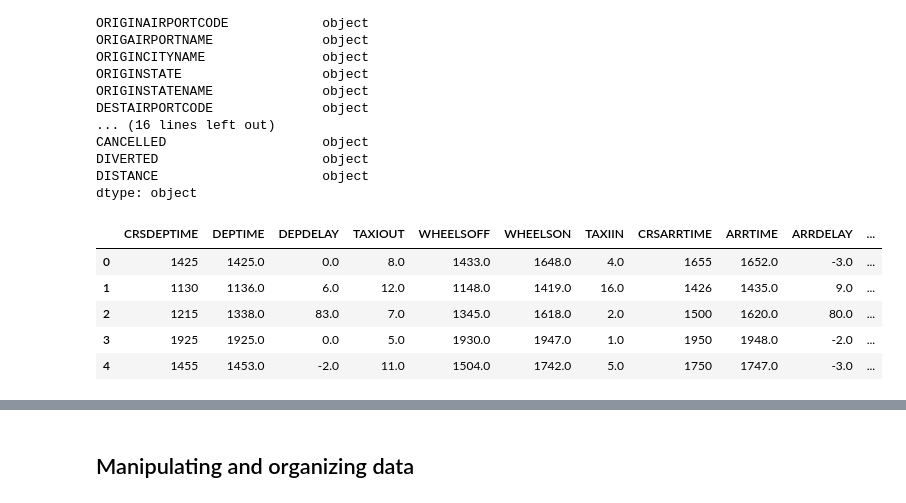
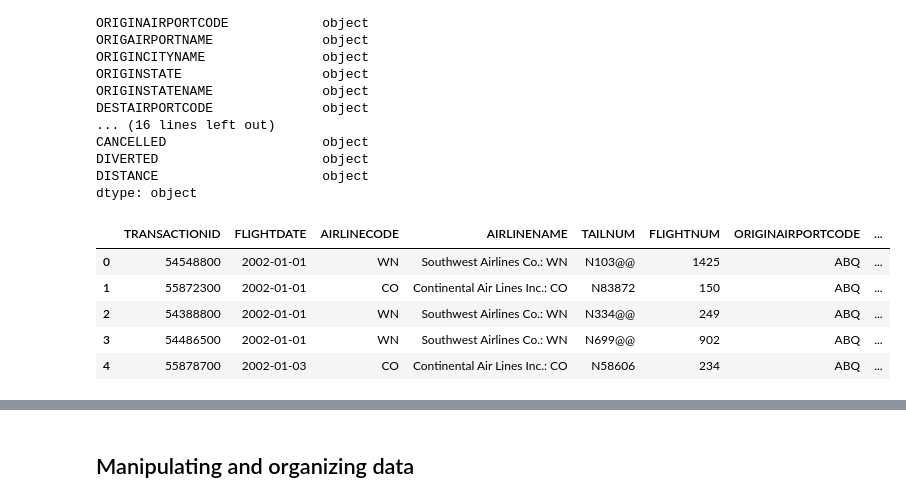
Before and after one commit to RonaldCedeno/Clustering-Flights, a Jupyter notebook: Flights K-Means.ipynb, the cells around one changed output, grey strips where cells are left out. Drawn from its saved outputs; the diff is of its cells as text; code cells hidden in the pictures.

```diff
--- a/Flights K-Means.ipynb
+++ b/Flights K-Means.ipynb
@@ -40,11 +40,11 @@ DIVERTED                     object
 DISTANCE                     object
 dtype: object
 # %%
-flights.iloc[:,16:].head()
+flights.iloc[:,:16].head()
 # %% [output]
-|  | CRSDEPTIME | DEPTIME | DEPDELAY | TAXIOUT | WHEELSOFF | WHEELSON | TAXIIN | CRSARRTIME | ARRTIME | ARRDELAY | ... |
-| 0 | 1425 | 1425.0 | 0.0 | 8.0 | 1433.0 | 1648.0 | 4.0 | 1655 | 1652.0 | -3.0 | ... |
-| 1 | 1130 | 1136.0 | 6.0 | 12.0 | 1148.0 | 1419.0 | 16.0 | 1426 | 1435.0 | 9.0 | ... |
-| 2 | 1215 | 1338.0 | 83.0 | 7.0 | 1345.0 | 1618.0 | 2.0 | 1500 | 1620.0 | 80.0 | ... |
-| 3 | 1925 | 1925.0 | 0.0 | 5.0 | 1930.0 | 1947.0 | 1.0 | 1950 | 1948.0 | -2.0 | ... |
-| 4 | 1455 | 1453.0 | -2.0 | 11.0 | 1504.0 | 1742.0 | 5.0 | 1750 | 1747.0 | -3.0 | ... |
+|  | TRANSACTIONID | FLIGHTDATE | AIRLINECODE | AIRLINENAME | TAILNUM | FLIGHTNUM | ORIGINAIRPORTCODE | ... |
+| 0 | 54548800 | 2002-01-01 | WN | Southwest Airlines Co.: WN | N103@@ | 1425 | ABQ | ... |
+| 1 | 55872300 | 2002-01-01 | CO | Continental Air Lines Inc.: CO | N83872 | 150 | ABQ | ... |
+| 2 | 54388800 | 2002-01-01 | WN | Southwest Airlines Co.: WN | N334@@ | 249 | ABQ | ... |
+| 3 | 54486500 | 2002-01-01 | WN | Southwest Airlines Co.: WN | N699@@ | 902 | ABQ | ... |
+| 4 | 55878700 | 2002-01-03 | CO | Continental Air Lines Inc.: CO | N58606 | 234 | ABQ | ... |
```
Also changed, not shown: parts of 60 cells of this notebook.
